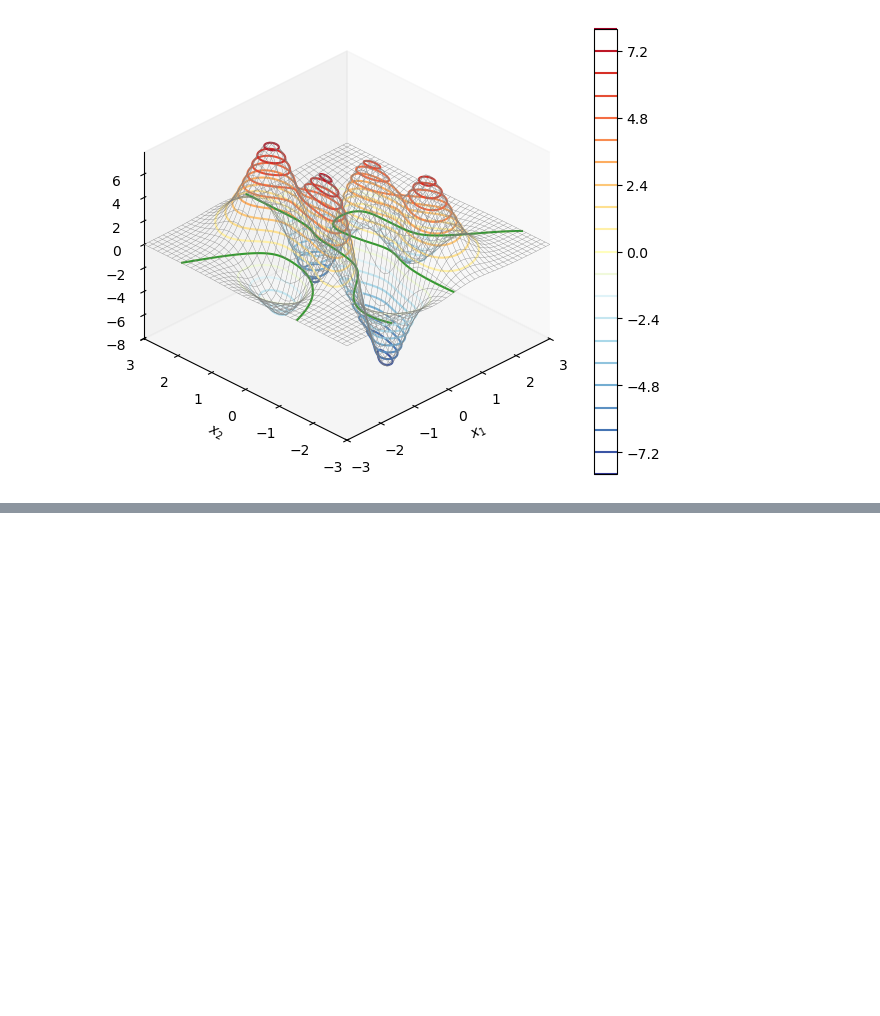
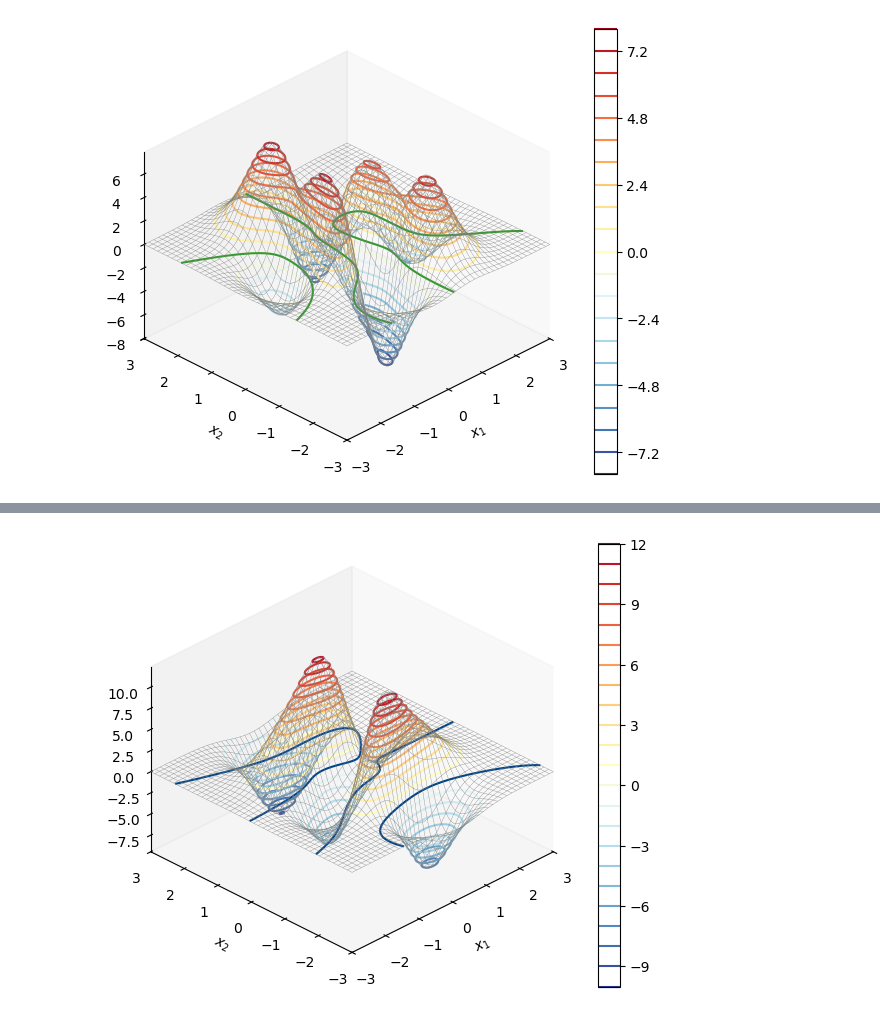
Before and after one commit to Arch-jyh/iris_books, a Jupyter notebook: book3/16.ipynb, the cells around one changed output, grey strips where cells are left out. Cells and saved outputs as stored; diff of their text form; code cells hidden in the pictures; blank space fills up the shorter version.

```diff
--- a/book3/16.ipynb
+++ b/book3/16.ipynb
@@ -63,0 +65,3 @@ plt.show()
+# %%
+df_dy= f_xy.diff(y)
+df_dy
@@ -63,0 +70,24 @@ plt.show()
+# %%
+df_dy_fcn = lambdify([x,y],df_dy)
+df_dy_zz = df_dy_fcn(xx,yy)
+# %%
+fig,ax = plt.subplots(subplot_kw = {'projection':'3d'})
+
+ax.plot_wireframe(xx,yy,df_dy_zz,color = '0.5',lw = 0.25)
+colorbar = ax.contour(xx,yy,df_dy_zz,20,cmap = 'RdYlBu_r')
+
+ax.contour(xx,yy,df_dy_zz,levels = [0],colors = '#00448A')
+
+fig.colorbar(colorbar,ax = ax)
+ax.set_proj_type('ortho')  # 设置投影类型为正交
+ax.set_xlabel('$x_1$')  # 设置 x 轴标签
+ax.set_ylabel('$x_2$')  # 设置 y 轴标签
+ax.set_zlabel('$f_{x1}(x_1,x_2)$')  # 设置 z 轴标签
+plt.tight_layout()  # 紧凑布局
+ax.set_xlim(xx.min(), xx.max())  # 设置 x 轴范围
+ax.set_ylim(yy.min(), yy.max())  # 设置 y 轴范围
+ax.view_init(azim=-135, elev=30)  # 设置视角
+ax.grid(False)  # 关闭网格线
+plt.show()  # 显示图像
+# %% [output]
+[figure, added]
```
Also changed, not shown: parts of 17 cells of this notebook, 2 other files.
